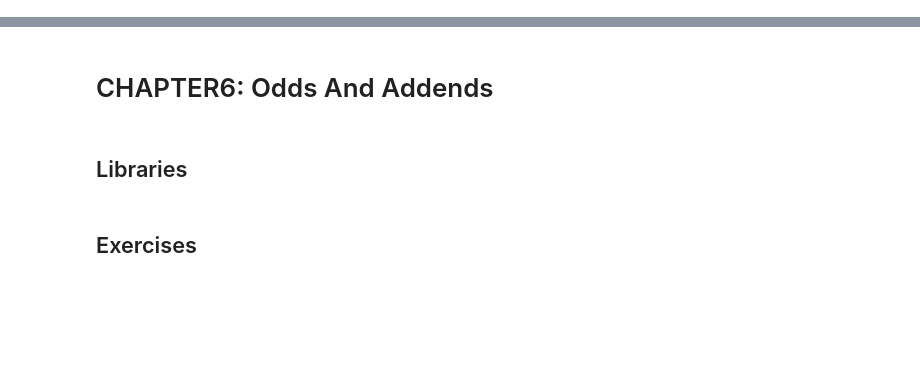
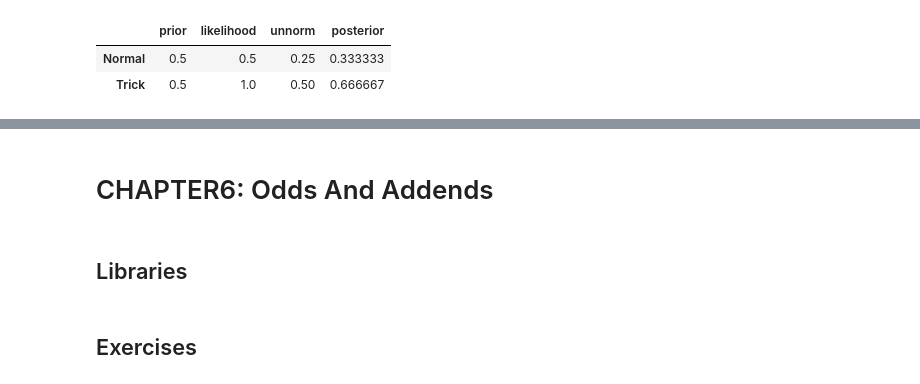
Before and after one commit to thk-lightman/STD_ThinkBayes, a Jupyter notebook: code/exercises.ipynb, the cells around one changed output, grey strips where cells are left out. Saved outputs shown, nothing was run; the diff lists cells and outputs as text; code cells hidden in the pictures; blank space fills up the shorter version.

```diff
--- a/code/exercises.ipynb
+++ b/code/exercises.ipynb
@@ -0,0 +284,10 @@
+# %%
+# Solution
+table4 = pd.DataFrame(index=['Normal', 'Trick'])
+table4['prior'] = 1/2
+table4['likelihood'] = 1/2, 1
+update(table4)
+# %% [output]
+|  | prior | likelihood | unnorm | posterior |
+| Normal | 0.5 | 0.5 | 0.25 | 0.333333 |
+| Trick | 0.5 | 1.0 | 0.50 | 0.666667 |
```
Also changed, not shown: parts of 72 cells of this notebook, 1 other file.
